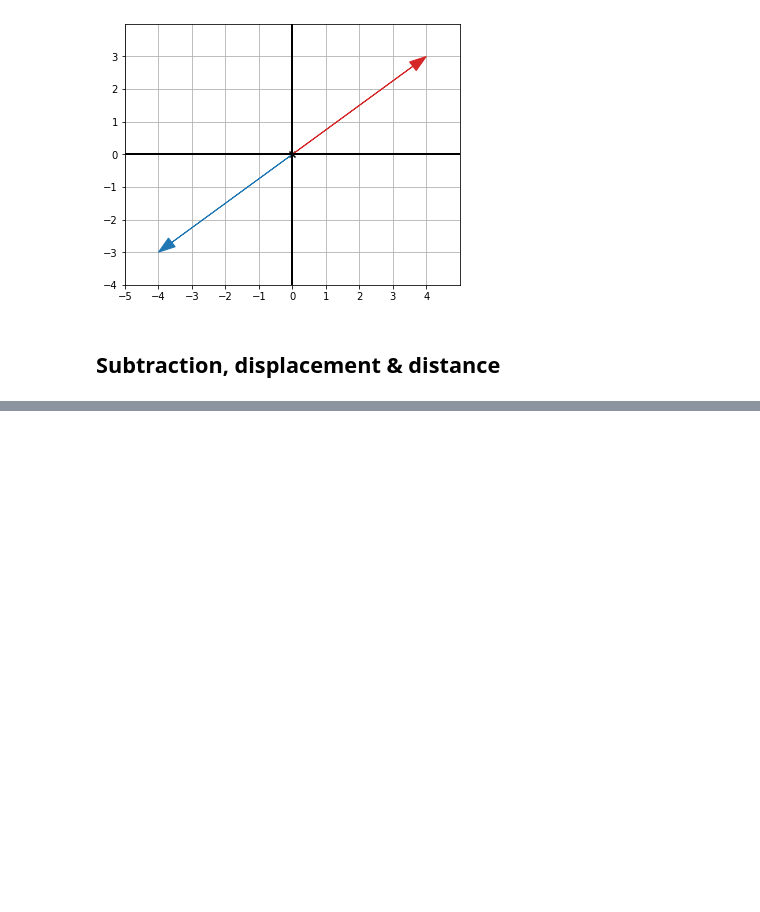
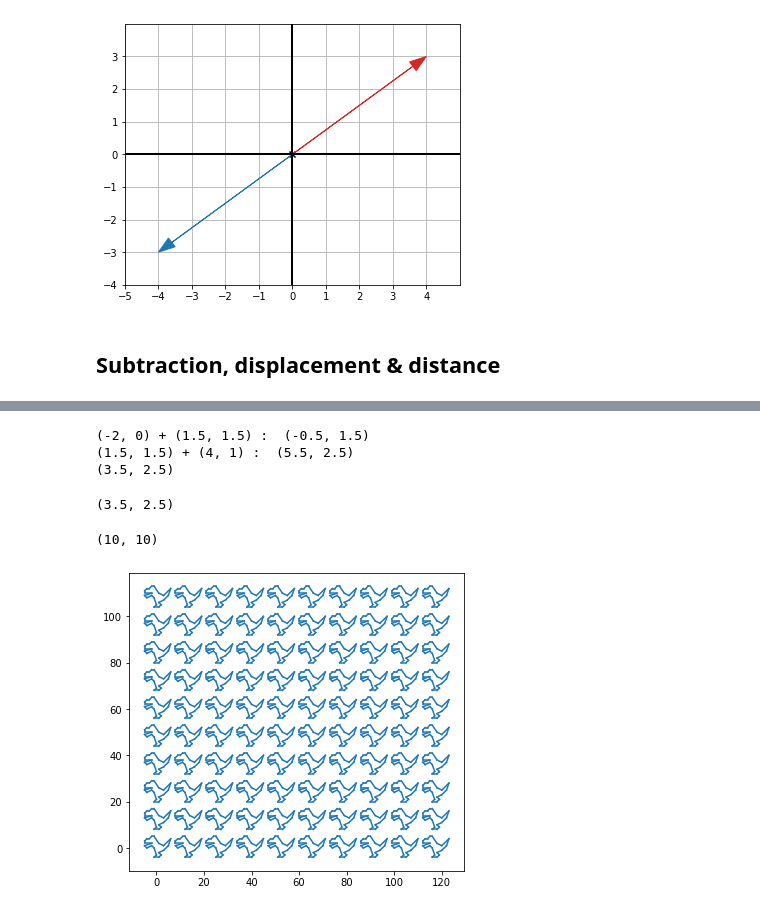
Before and after one commit to sthaha/Math-for-Programmers, a Jupyter notebook: learn/ch02/Ch02.ipynb, the cells around one changed output, grey strips where cells are left out. Drawn from its saved outputs; the diff is of its cells as text; code cells hidden in the pictures; blank space fills up the shorter version.

```diff
--- a/learn/ch02/Ch02.ipynb
+++ b/learn/ch02/Ch02.ipynb
@@ -165,0 +213,71 @@ draw(
+# %%
+# Exercise 2.6:
+# If
+# the vector u = (−2, 0),
+# the vector v = (1.5, 1.5), and
+# the vector w = (4, 1),
+
+# what are the results of
+# * u + v
+# * v + w, and
+# * u + w?
+
+# What is the result of u + v + w?
+u = (-2, 0)
+v = (1.5, 1.5)
+w = (4, 1)
+
+# u + v (-0.5, 1.5)
+print(u, '+', v, ': ', add(u, v))
+
+# v + w (5.5, 2.5)
+print(v, '+', w, ': ', add(v, w))
+
+# u + v + w : (3.5, 2.5)
+print(add(add(u, v), w))
+# %% [output]
+(-2, 0) + (1.5, 1.5) :  (-0.5, 1.5)
+(1.5, 1.5) + (4, 1) :  (5.5, 2.5)
+(3.5, 2.5)
+# %%
+# make a better add
+
+def add(*vs):
+    return (sum(v[0] for v in vs ), sum(v[1] for v in vs))
+
+add(u, v, w)
+# %% [output]
+(3.5, 2.5)
+# %%
+# make a translate(tv, vs) -> vs
+
+def translate(tv, *vs):
+    return [ add(tv, v) for v in vs]
+
+def scale(f, *vs):
+  r = [(v[0] * f, v[1] * f) for v in vs]
+  if len(r) == 1:
+        return r[0]
+  return r
+
+
+scale(10, (1,1))
+# %% [output]
+(10, 10)
+# %%
+# make 100 dinos
+
+def hundred_dinos():
+    translations = [(x * 13, y * 12)
+                    for x in range(10)
+                    for y in range(10)]
+    dinos = [ Polygon(*translate(tv, *dino_vectors))
+             for tv in translations ]
+
+    draw(*dinos, grid=None, axes=None, origin=None)
+    # scale it down
+    # apply
+
+hundred_dinos()
+# %% [output]
+[figure, added]
```
Also changed, not shown: parts of 15 cells of this notebook, 4 other files.
